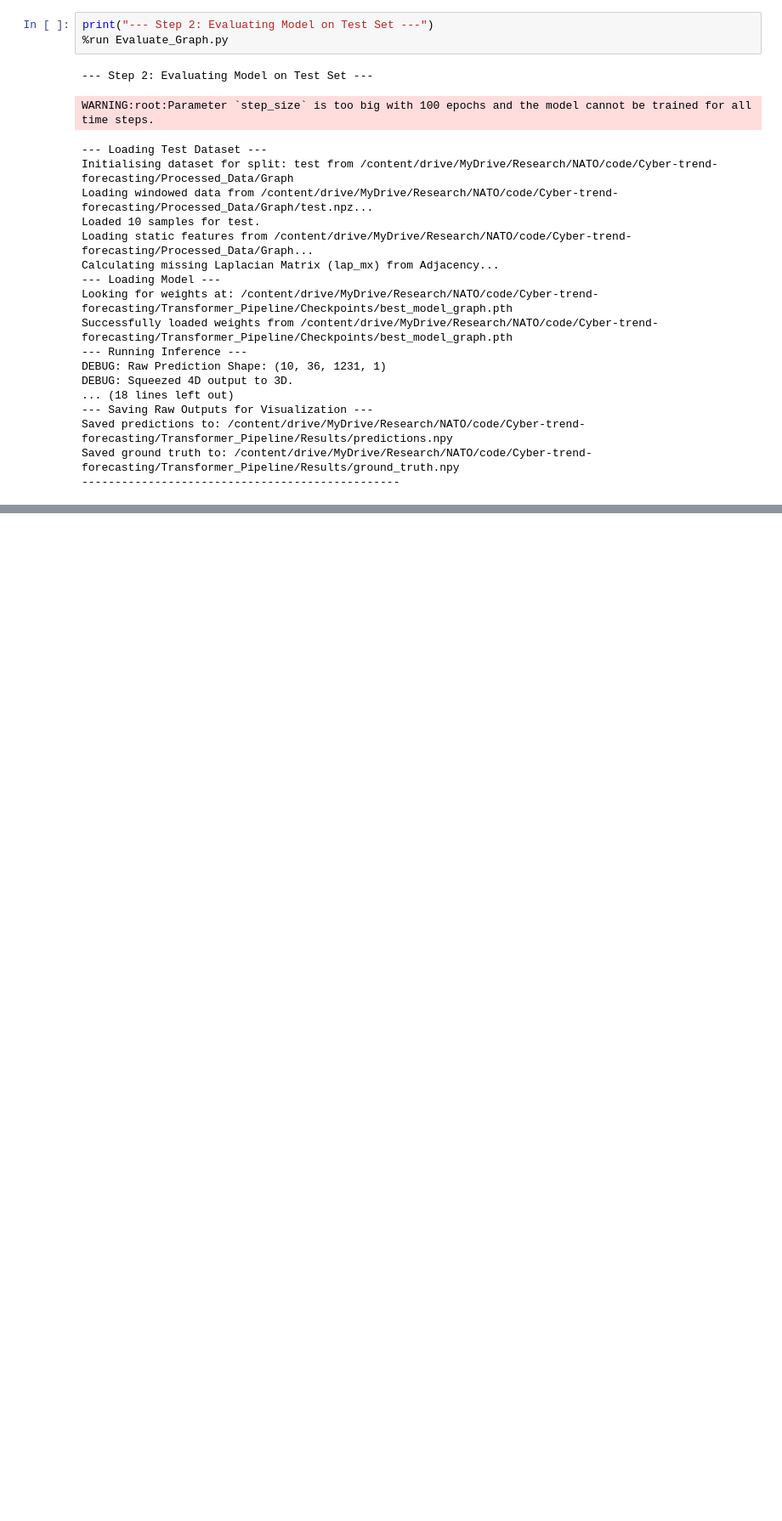
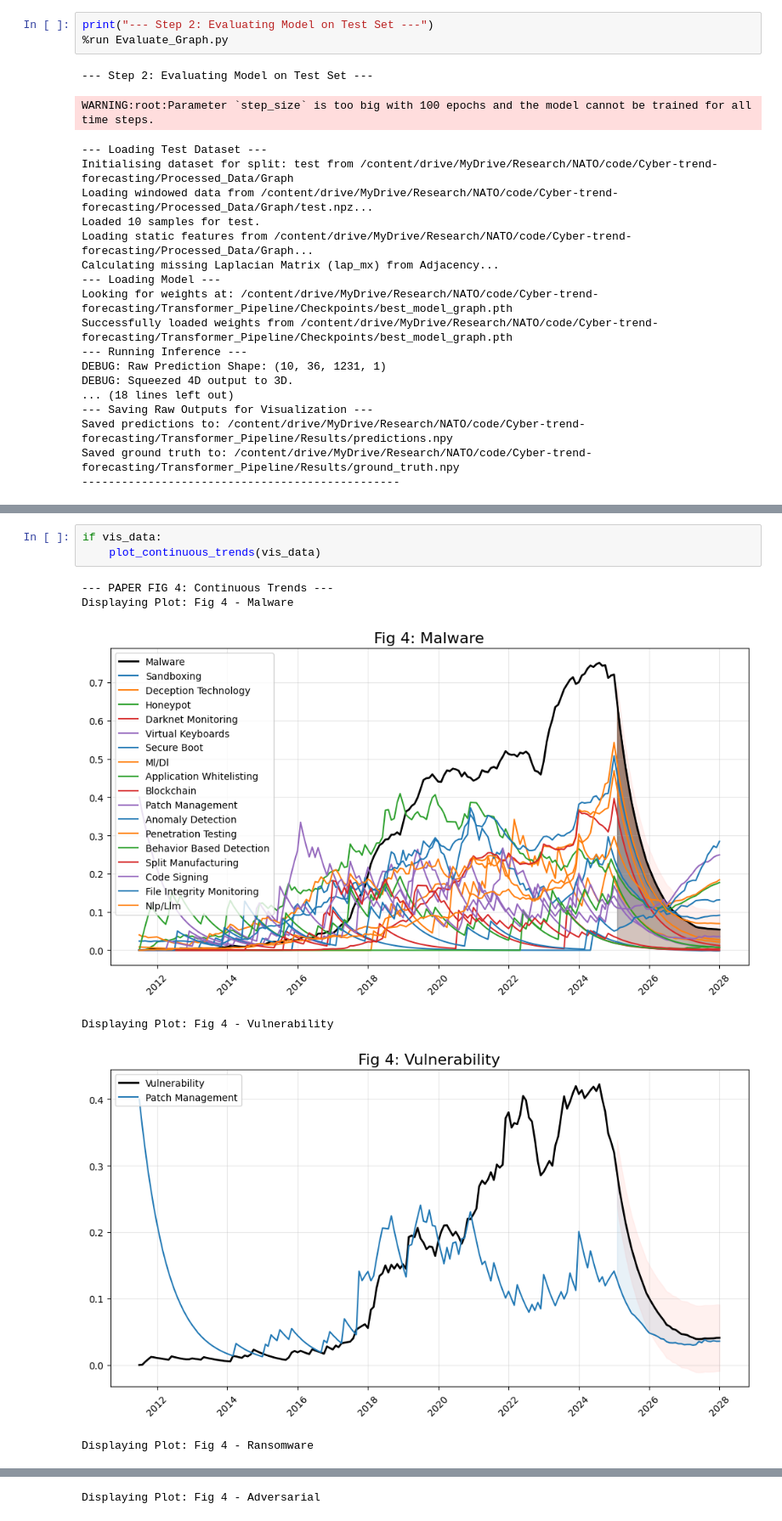
Before and after one commit to PaschalisLagias/Cyber-trend-forecasting, a Jupyter notebook: Notebooks/Transformer_Pipeline_Vignette.ipynb, the cells around one changed output, grey strips where cells are left out. Shown at 85% size. Cells and saved outputs as stored; diff of their text form; blank space fills up the shorter version.

```diff
--- a/Notebooks/Transformer_Pipeline_Vignette.ipynb
+++ b/Notebooks/Transformer_Pipeline_Vignette.ipynb
@@ -285,0 +328,10 @@ All plots and tables saved to: /content/drive/MyDrive/Research/NATO/code/Cyber-t
+# %%
+if vis_data:
+    plot_continuous_trends(vis_data)
+# %% [output]
+--- PAPER FIG 4: Continuous Trends ---
+Displaying Plot: Fig 4 - Malware
+[figure, added]
+Displaying Plot: Fig 4 - Vulnerability
+[figure, added]
+Displaying Plot: Fig 4 - Ransomware
@@ -285,0 +339 @@ All plots and tables saved to: /content/drive/MyDrive/Research/NATO/code/Cyber-t
+Displaying Plot: Fig 4 - Adversarial
```
Also changed, not shown: parts of 20 cells of this notebook.
